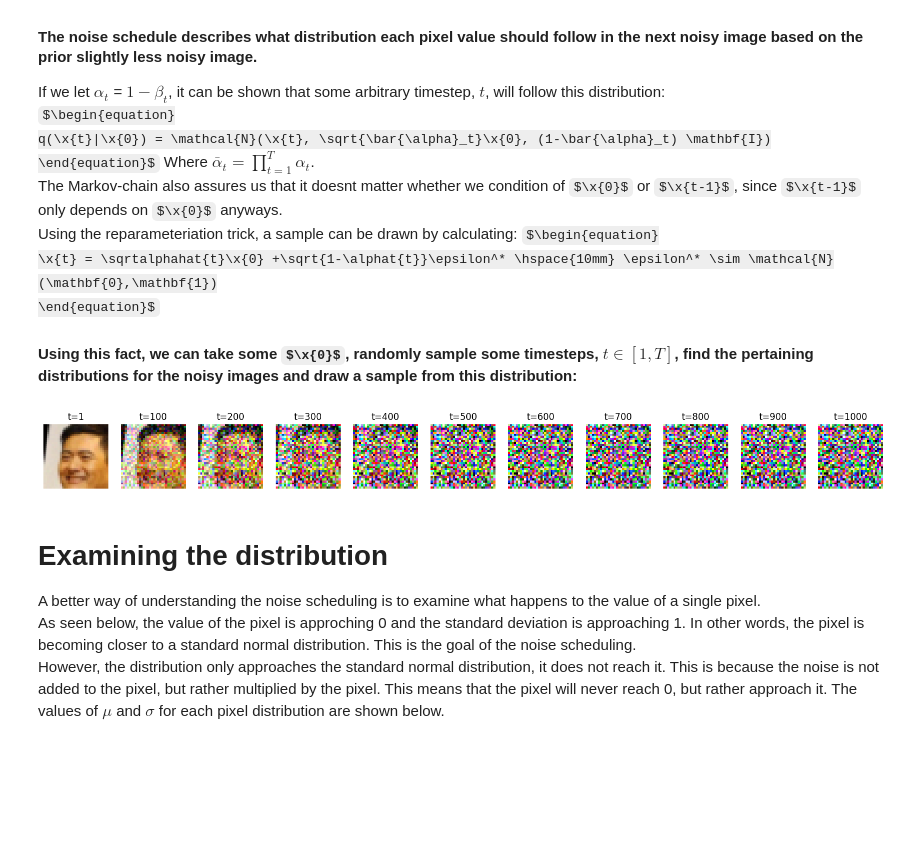
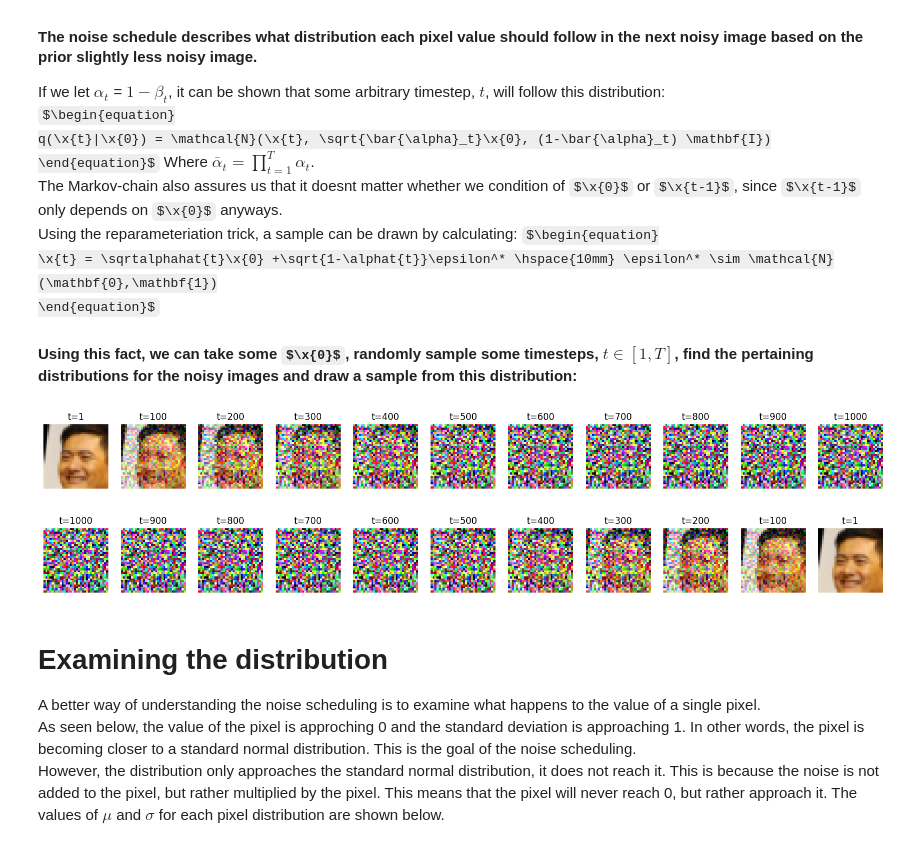
Before and after one commit to Andemand111/Specialkursus_diffusionmodel, a Jupyter notebook: main.IPYNB, the cells around one changed output. Saved outputs shown, nothing was run; the diff lists cells and outputs as text; code cells hidden in the pictures; some formulas as TeX source; blank space fills up the shorter version.

```diff
--- a/main.IPYNB
+++ b/main.IPYNB
@@ -70,28 +73,43 @@ $\begin{equation}
 # %%
 ## make noisy images
 
 from utils import NoiseSchedule
 
 beta_start = 1e-4
 beta_end = 0.02
 T = 1000
 noise_schedule = NoiseSchedule(beta_start, beta_end, T)
 
 fig, axs = plt.subplots(1, 11, figsize=(20, 2))
 x0 = train_set[0].flatten()
 ts = torch.linspace(0, T - 1, 11).view(-1, 1).long()
 xts, _, _ = noise_schedule.make_noisy_images(x0, ts)
 for i, t in enumerate(ts):
     img = xts[i].view(*dimensions).permute(1, 2, 0).numpy()
     img = (img + 1) / 2
     img = np.clip(img, 0, 1)
     axs[i].imshow(img, cmap='gray')
     axs[i].axis('off')
     axs[i].set_title(f't={t.item() + 1}')
 plt.savefig("figures/noisy_images.png", dpi=300, bbox_inches='tight')
 plt.show()
+
+## show the same process in reverse
+
+fig, axs = plt.subplots(1, 11, figsize=(20, 2))
+for i, t in enumerate(reversed(ts)):
+    img = xts[- i - 1].view(*dimensions).permute(1, 2, 0).numpy()
+    img = (img + 1) / 2
+    img = np.clip(img, 0, 1)
+    axs[i].imshow(img, cmap='gray')
+    axs[i].axis('off')
+    axs[i].set_title(f't={t.item() + 1}')
+
+plt.savefig("figures/noisy_images_reverse.png", dpi=300, bbox_inches='tight')
+plt.show()
 # %% [output]
 [figure]
+[figure, added]
 # %% [markdown]
 # Examining the distribution
 
```
Also changed, not shown: parts of 18 cells of this notebook, 20 other files.
